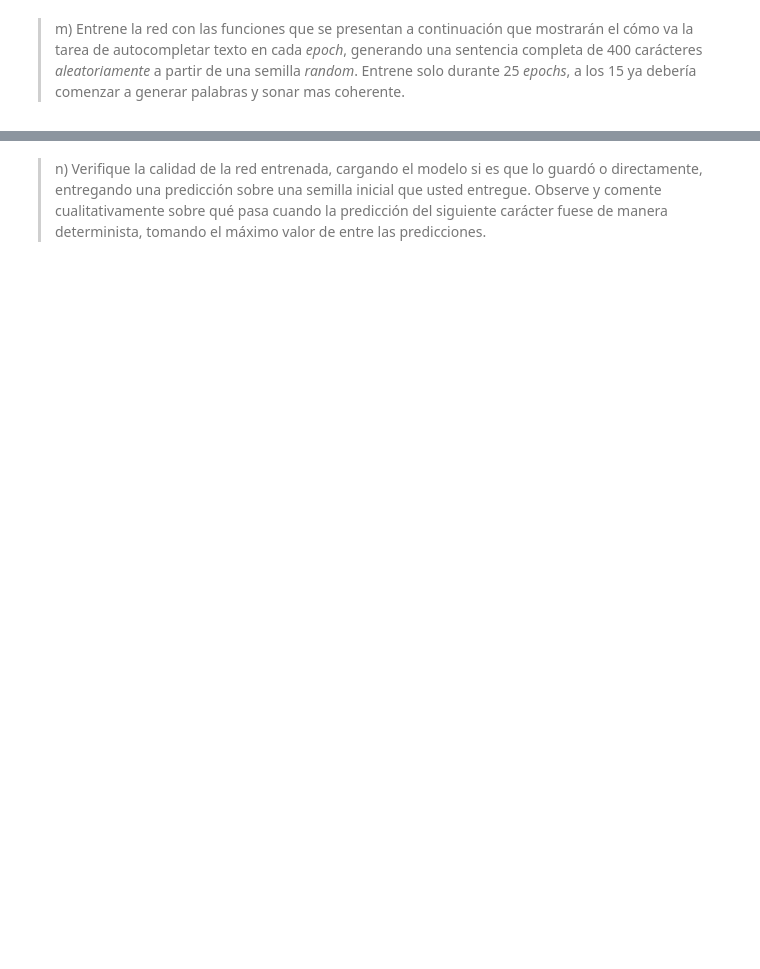
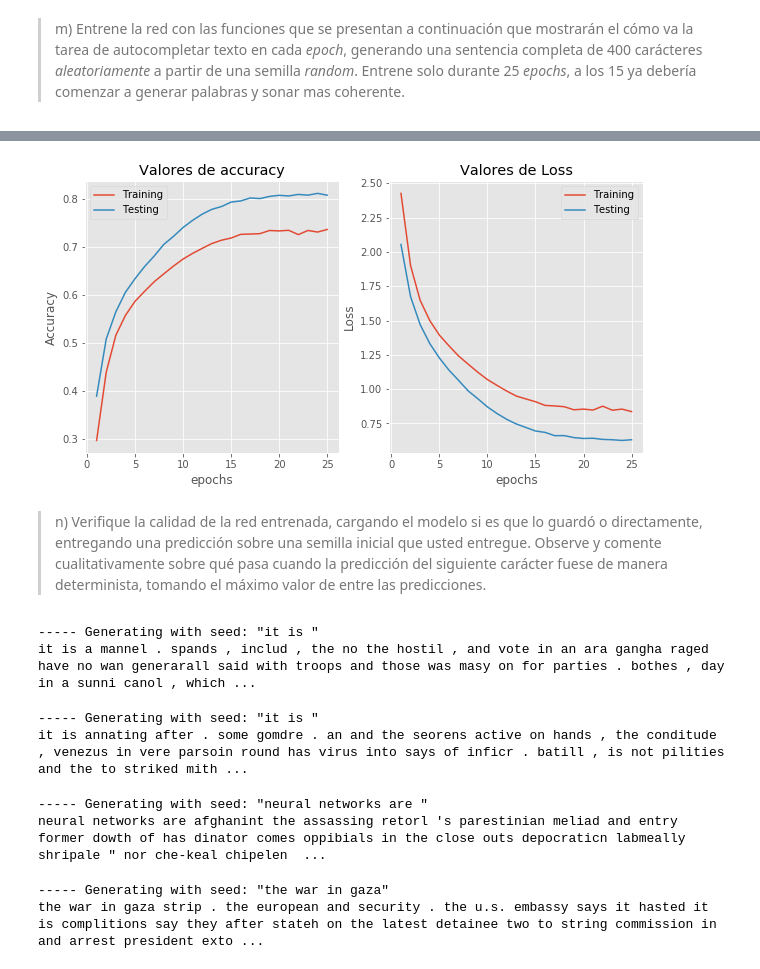
Before and after one commit to MrSutra/NeuralNetworks-2, a Jupyter notebook: Pregunta 2.ipynb, the cells around one changed output, grey strips where cells are left out. Drawn from its saved outputs; the diff is of its cells as text; code cells hidden in the pictures; blank space fills up the shorter version.

```diff
--- a/Pregunta 2.ipynb
+++ b/Pregunta 2.ipynb
@@ -683,7 +737,6 @@ Epoch 10/10
 # %% [markdown]
 >  m) Entrene la red con las funciones que se presentan a continuación que mostrarán el cómo va la tarea de autocompletar texto en cada *epoch*, generando una sentencia completa de 400 carácteres *aleatoriamente* a partir de una semilla *random*. Entrene solo durante 25 *epochs*, a los 15 ya debería comenzar a generar palabras y sonar mas coherente.
 # %%
-
 def predict_next_char(model, sentence, diversity=1.0):
     """Predict the next character from the current one"""
     x_pred = [char_indices[null_character]]+[char_indices[char] for char in sentence]
@@ -691,7 +744,7 @@ def predict_next_char(model, sentence, diversity=1.0):
     preds = model.predict(x_pred, verbose=0)[0]
     next_index = np.random.choice(len(chars), p=preds)
     return indices_char[next_index]
-import random,sys
+
 def on_epoch_end(epoch, logs):
     # Function invoked at end of each epoch. Prints generated text.
     print('\n----- Generating text after Epoch: %d' % epoch)
@@ -700,11 +753,19 @@ def on_epoch_end(epoch, logs):
     print('----- Generating with seed: "' + sentence + '"')
     sys.stdout.write(sentence)
     for i in range(400):
-        next_char = predict_next_char(model, sentence0)
+        next_char = predict_next_char(model, sentence)
         sentence = sentence[1:] + next_char #for next character
         sys.stdout.write(next_char)
         sys.stdout.flush()
     return
-from keras.callbacks import LambdaCallback
-print_callback = LambdaCallback(on_epoch_end=on_epoch_end)
-model.fit(X, y,batch_size=256,epochs=25, callbacks=[print_callback])
+# %%
+print_callback = LambdaCallback(on_epoch_end=on_epoch_end)
+
+embedding_vector = 16
+model = Sequential()
+model.add(Embedding(input_dim=len(chars), output_dim=embedding_vector, input_length=maxlen+1))#
+model.add(CuDNNGRU(units=512,return_sequences=False)) #or GRU
+model.add(Dropout(0.2))
+model.add(Dense(len(chars), activation='softmax'))
+model.compile(loss='categorical_crossentropy', optimizer='adam', metrics=['accuracy'])
+hist = model.fit(X, y,validation_data=(X_test, y_test), batch_size=256, epochs=25, callbacks=[print_callback])
@@ -711,8 +814,25 @@ model.fit(X, y,batch_size=256,epochs=25, callbacks=[print_callback])
+# %%
+fig, axes = plt.subplots(nrows=1, ncols=2, figsize=(10,5))
+
+axes[0].plot(range(1,26), hist.history['acc'])
+axes[0].plot(range(1,26), hist.history['val_acc'])
+axes[0].legend(["Training", "Testing"])
+axes[0].set_xlabel("epochs")
+axes[0].set_ylabel("Accuracy")
+axes[0].set_title("Valores de accuracy")
+axes[1].plot(range(1,26), hist.history['loss'])
+axes[1].plot(range(1,26), hist.history['val_loss'])
+axes[1].legend(["Training", "Testing"])
+axes[1].set_xlabel("epochs")
+axes[1].set_ylabel("Loss")
+axes[1].set_title("Valores de Loss")
+plt.show()
+# %% [output]
+[figure, added]
 # %% [markdown]
 
 > n) Verifique la calidad de la red entrenada, cargando el modelo si es que lo guardó o directamente, entregando una predicción sobre una semilla inicial que usted entregue. Observe y comente cualitativamente sobre qué pasa cuando la predicción del siguiente carácter fuese de manera determinista, tomando el máximo valor de entre las predicciones.
 # %%
-
 sentence = "it is "
 print('----- Generating with seed: "' + sentence + '"')
 sys.stdout.write(sentence)
@@ -721,3 +841,42 @@ for i in range(400):
     sentence = sentence[1:] + next_char
     sys.stdout.write(next_char)
     sys.stdout.flush()
+# %% [output]
+----- Generating with seed: "it is "
+it is a mannel . spands , includ , the no the hostil , and vote in an ara gangha raged have no wan generarall said with troops and those was masy on for parties . bothes , day in a sunni canol , which ...
+# %%
+sentence = "it is "
+print('----- Generating with seed: "' + sentence + '"')
+sys.stdout.write(sentence)
+for i in range(400):
+    next_char = predict_next_char(model, sentence)
+    sentence = sentence[1:] + next_char
+    sys.stdout.write(next_char)
+    sys.stdout.flush()
+# %% [output]
+----- Generating with seed: "it is "
+it is annating after . some gomdre . an and the seorens active on hands , the conditude , venezus in vere parsoin round has virus into says of inficr . batill , is not pilities and the to striked mith ...
+# %%
+sentence = "neural networks are "
+print('----- Generating with seed: "' + sentence + '"')
+sys.stdout.write(sentence)
+for i in range(400):
+    next_char = predict_next_char(model, sentence)
+    sentence = sentence[1:] + next_char
+    sys.stdout.write(next_char)
+    sys.stdout.flush()
+# %% [output]
+----- Generating with seed: "neural networks are "
+neural networks are afghanint the assassing retorl 's parestinian meliad and entry former dowth of has dinator comes oppibials in the close outs depocraticn labmeally shripale " nor che-keal chipelen  ...
+# %%
+sentence = "the war in gaza"
+print('----- Generating with seed: "' + sentence + '"')
+sys.stdout.write(sentence)
+for i in range(400):
+    next_char = predict_next_char(model, sentence)
+    sentence = sentence[1:] + next_char
+    sys.stdout.write(next_char)
+    sys.stdout.flush()
+# %% [output]
+----- Generating with seed: "the war in gaza"
+the war in gaza strip . the european and security . the u.s. embassy says it hasted it is complitions say they after stateh on the latest detainee two to string commission in and arrest president exto ...
```
Also changed, not shown: parts of 20 cells of this notebook.
